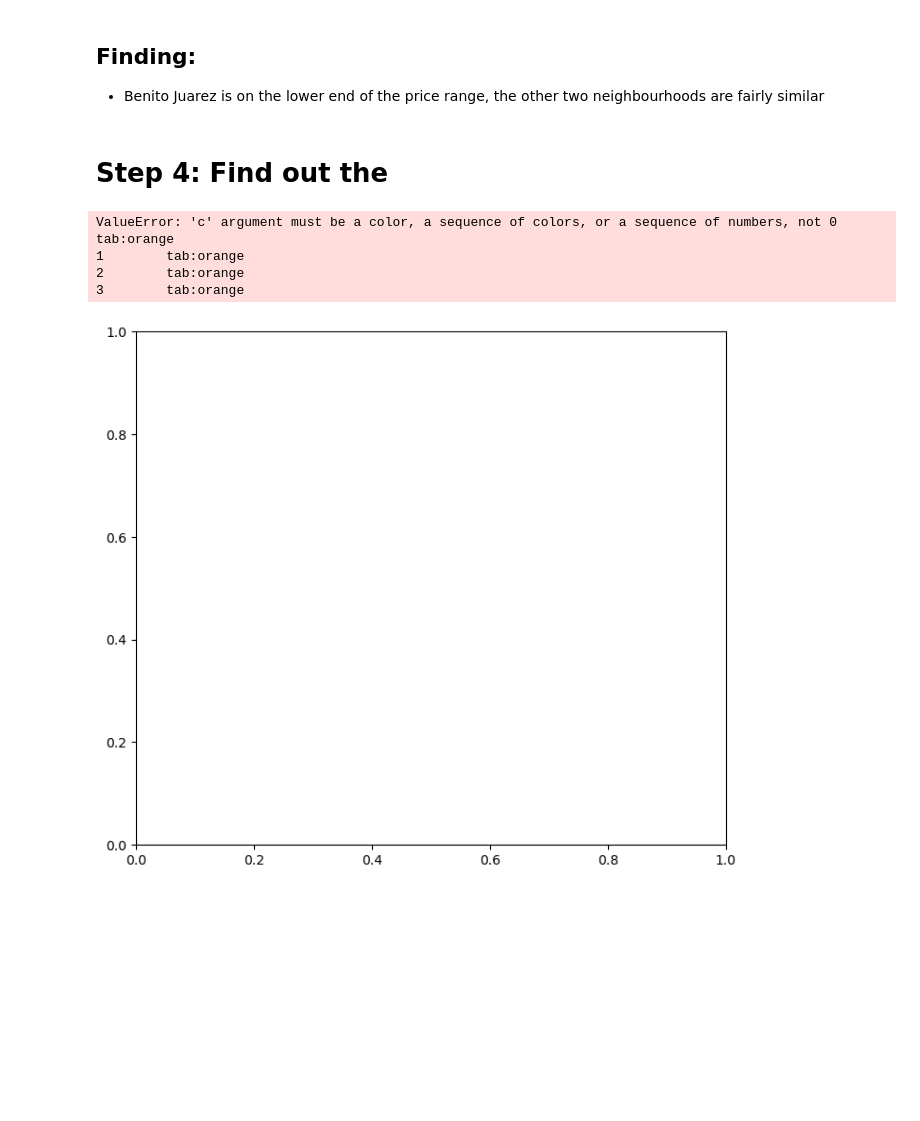
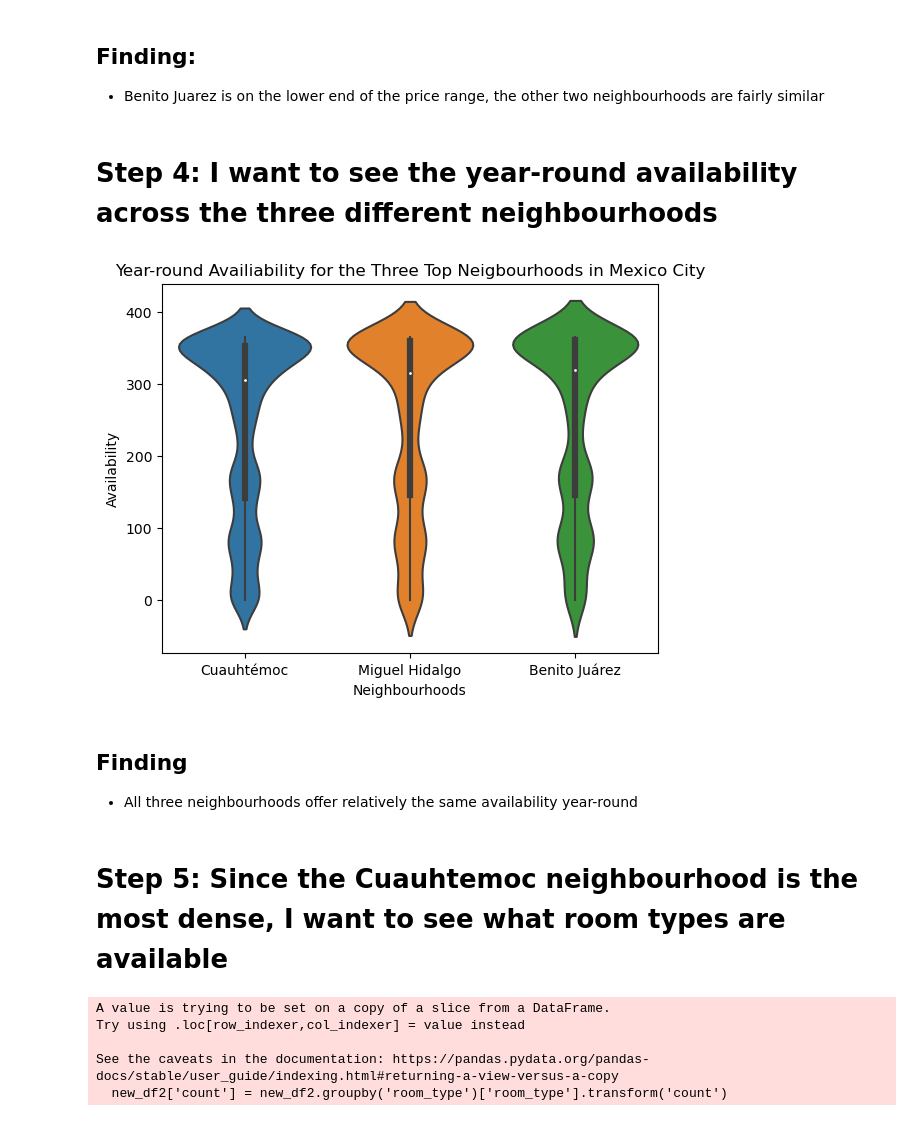
Before and after one commit to ubco-W2022T2-data301/project-group-group21, a Jupyter notebook: analysis/analysis2.ipynb, the cells around one changed output. Cells and saved outputs as stored; diff of their text form; code cells hidden in the pictures; blank space fills up the shorter version.

```diff
--- a/analysis/analysis2.ipynb
+++ b/analysis/analysis2.ipynb
@@ -425,19 +417,28 @@ g.despine(bottom=True, left=True)
 # %% [markdown]
 ## Finding:
 - Benito Juarez is on the lower end of the price range, the other two neighbourhoods are fairly similar
-# %% [markdown]
-# Step 4: Find out the
-# %%
-fig, ax = plt.subplots(figsize = (8,7))
-colors = { 'Private room':'tab:red', 'Hotel room':'tab:green','Shared room':'tab:orange'}
-ax.scatter(new_df2.longitude, new_df2.latitude, zorder=1, alpha= 0.2, c=new_df2['room_type'].map(colors), s=10)
-ax.set_title('Plotting Spatial Data on Mexico City')
-ax.set_xlim(BBox[0],BBox[1])
-ax.set_ylim(BBox[2],BBox[3])
-ax.imshow(mex, zorder=0, extent = BBox, aspect= 'equal')
-# %% [output]
-ValueError: 'c' argument must be a color, a sequence of colors, or a sequence of numbers, not 0        tab:orange
-1        tab:orange
-2        tab:orange
-3        tab:orange
-[figure, removed]
+# %% [markdown]
+# Step 4: I want to see the year-round availability across the three different neighbourhoods
+# %%
+ax = sns.violinplot(data= combined_df, x='neighbourhood', y='availability_365')
+ax.set_title("Year-round Availiability for the Three Top Neigbourhoods in Mexico City")
+ax.set_ylabel("Availability")
+ax.set_xlabel("Neighbourhoods")
+
+plt.show()
+# %% [output]
+[figure, added]
+# %% [markdown]
+## Finding
+ - All three neighbourhoods offer relatively the same availability year-round
+# %% [markdown]
+# Step 5: Since the Cuauhtemoc neighbourhood is the most dense, I want to see what room types are available
+# %%
+new_df2 = new_df.loc[lambda x: x['neighbourhood']=="Cuauhtémoc"]
+new_df2['count'] = new_df2.groupby('room_type')['room_type'].transform('count')
+# %% [output]
+A value is trying to be set on a copy of a slice from a DataFrame.
+Try using .loc[row_indexer,col_indexer] = value instead
+
+See the caveats in the documentation: https://pandas.pydata.org/pandas-docs/stable/user_guide/indexing.html#returning-a-view-versus-a-copy
+  new_df2['count'] = new_df2.groupby('room_type')['room_type'].transform('count')
```
Also changed, not shown: parts of 22 cells of this notebook, 1 other file.
